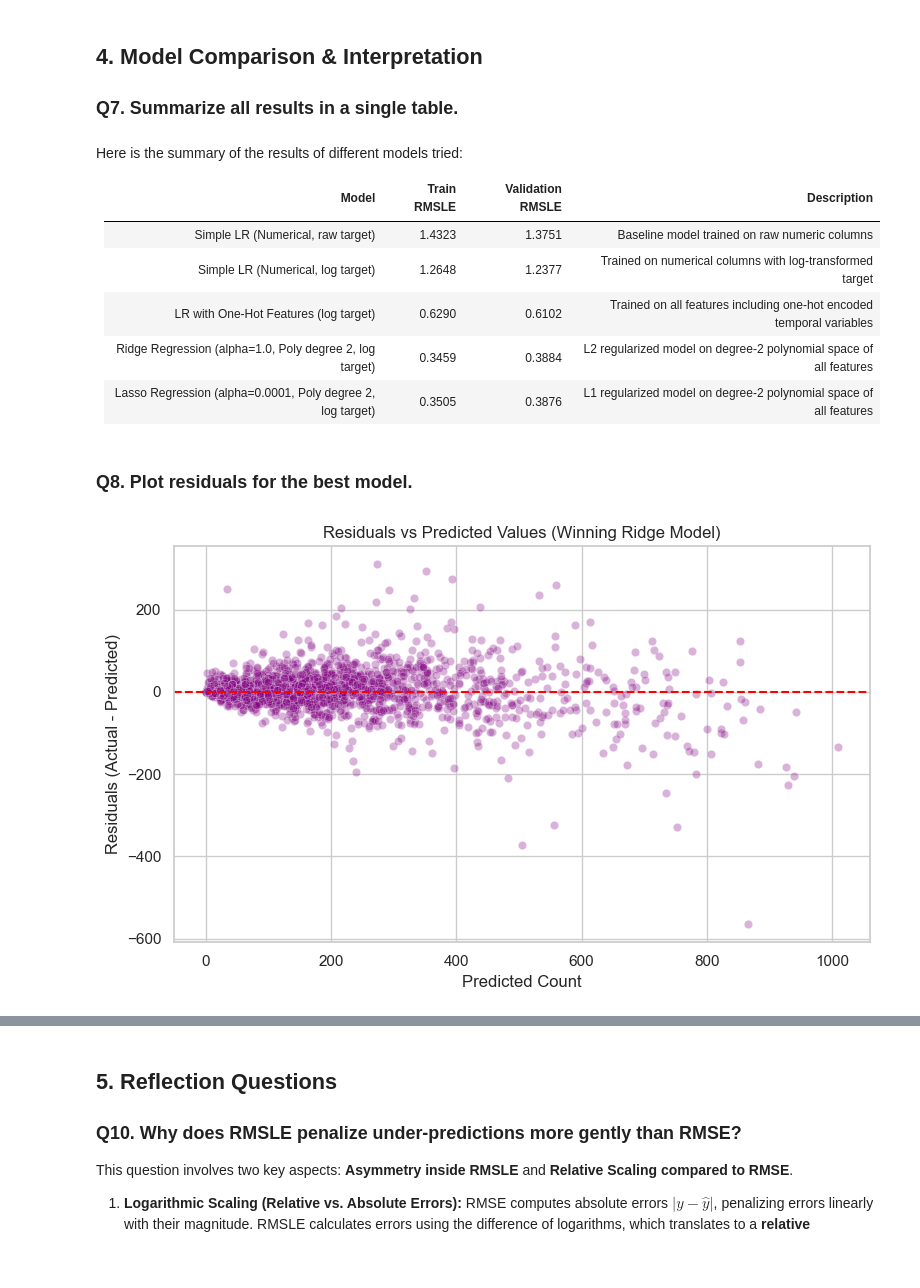
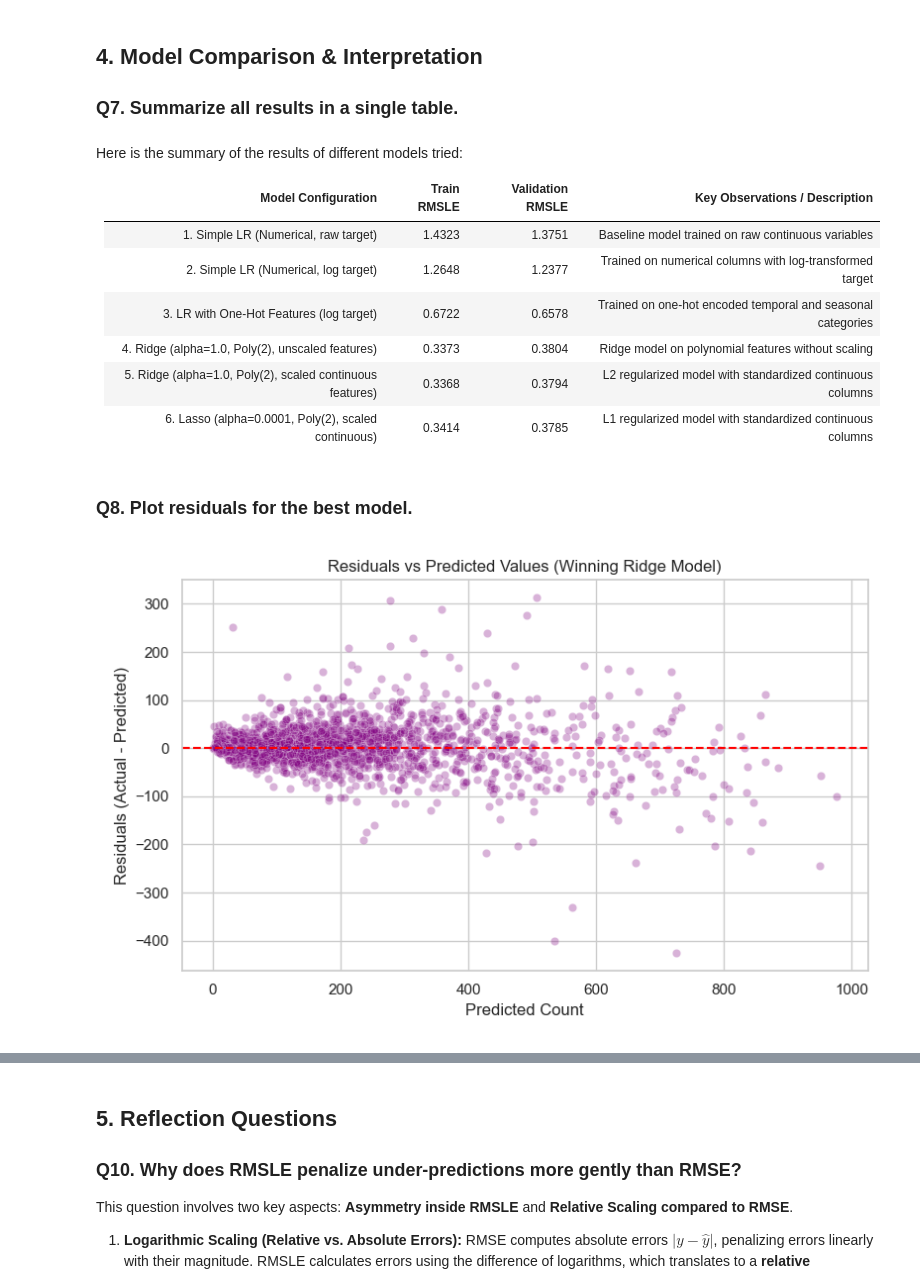
Before and after one commit to SumanthN16/bits_assignments, a Jupyter notebook: Machine Learning (S2-25_AIMLCZG565)/ML_Assignment_1.ipynb, the cells around one changed output, grey strips where cells are left out. Saved outputs shown, nothing was run; the diff lists cells and outputs as text; code cells hidden in the pictures; blank space fills up the shorter version.

```diff
--- a/Machine Learning (S2-25_AIMLCZG565)/ML_Assignment_1.ipynb
+++ b/Machine Learning (S2-25_AIMLCZG565)/ML_Assignment_1.ipynb
@@ -169,7 +154,7 @@ for df in [train_df, test_df]:
     df['hour'] = df['datetime_parsed'].dt.hour
     df['month'] = df['datetime_parsed'].dt.month
     df['dayofweek'] = df['datetime_parsed'].dt.dayofweek
-    df['year'] = df['datetime_parsed'].dt.year
+    df['year_bin'] = df['datetime_parsed'].dt.year - 2011
 
 # Encode categorical columns via one-hot encoding
 cat_cols = ['season', 'weather', 'hour', 'month', 'dayofweek']
@@ -180,7 +165,7 @@ all_dummies = pd.get_dummies(all_df, columns=cat_cols, drop_first=True)
 train_dum = all_dummies.iloc[:len(train_df)].copy()
 test_dum = all_dummies.iloc[len(train_df):].copy()
 
-features_dum = [c for c in train_dum.columns if c not in ['datetime', 'datetime_parsed', 'casual', 'registered', 'count']]
+features_dum = [c for c in train_dum.columns if c not in ['datetime', 'datetime_parsed', 'casual', 'registered', 'count', 'year_bin']]
 print("Successfully parsed datetimes and engineered features.")
 print(f"Shape of one-hot encoded dataset: {all_dummies.shape}")
 # %% [output]
@@ -266,26 +283,27 @@ Lasso (alpha=0.0001) Train RMSLE: 0.3505, Val RMSLE: 0.3876
 # %% [markdown]
 Here is the summary of the results of different models tried:
 
-| Model | Train RMSLE | Validation RMSLE | Description |
+| Model Configuration | Train RMSLE | Validation RMSLE | Key Observations / Description |
 | :--- | :---: | :---: | :--- |
-| Simple LR (Numerical, raw target) | 1.4323 | 1.3751 | Baseline model trained on raw numeric columns |
-| Simple LR (Numerical, log target) | 1.2648 | 1.2377 | Trained on numerical columns with log-transformed target |
-| LR with One-Hot Features (log target) | 0.6290 | 0.6102 | Trained on all features including one-hot encoded temporal variables |
-| Ridge Regression (alpha=1.0, Poly degree 2, log target) | 0.3459 | 0.3884 | L2 regularized model on degree-2 polynomial space of all features |
-| Lasso Regression (alpha=0.0001, Poly degree 2, log target) | 0.3505 | 0.3876 | L1 regularized model on degree-2 polynomial space of all features |
+| 1. Simple LR (Numerical, raw target) | 1.4323 | 1.3751 | Baseline model trained on raw continuous variables |
+| 2. Simple LR (Numerical, log target) | 1.2648 | 1.2377 | Trained on numerical columns with log-transformed target |
+| 3. LR with One-Hot Features (log target) | 0.6722 | 0.6578 | Trained on one-hot encoded temporal and seasonal categories |
+| 4. Ridge (alpha=1.0, Poly(2), unscaled features) | 0.3373 | 0.3804 | Ridge model on polynomial features without scaling |
+| 5. Ridge (alpha=1.0, Poly(2), scaled continuous features) | 0.3368 | 0.3794 | L2 regularized model with standardized continuous columns |
+| 6. Lasso (alpha=0.0001, Poly(2), scaled continuous) | 0.3414 | 0.3785 | L1 regularized model with standardized continuous columns |
 # %% [markdown]
 ### Q8. Plot residuals for the best model.
 # %%
-residuals = y_val_raw - p_val_ridge
+residuals = y_val_raw - p_val_scaled
 plt.figure(figsize=(8, 5))
-sns.scatterplot(x=p_val_ridge, y=residuals, alpha=0.3, color='purple')
+sns.scatterplot(x=p_val_scaled, y=residuals, alpha=0.3, color='purple')
 plt.axhline(0, color='red', linestyle='--')
 plt.title('Residuals vs Predicted Values (Winning Ridge Model)')
 plt.xlabel('Predicted Count')
 plt.ylabel('Residuals (Actual - Predicted)')
 plt.tight_layout()
 plt.show()
 # %% [output]
-[figure, old version]
+[figure, new version]
 # %% [markdown]
 ### Q9. Explain why the winning model performs better.
```
Also changed, not shown: parts of 15 cells of this notebook, 14 other files.
